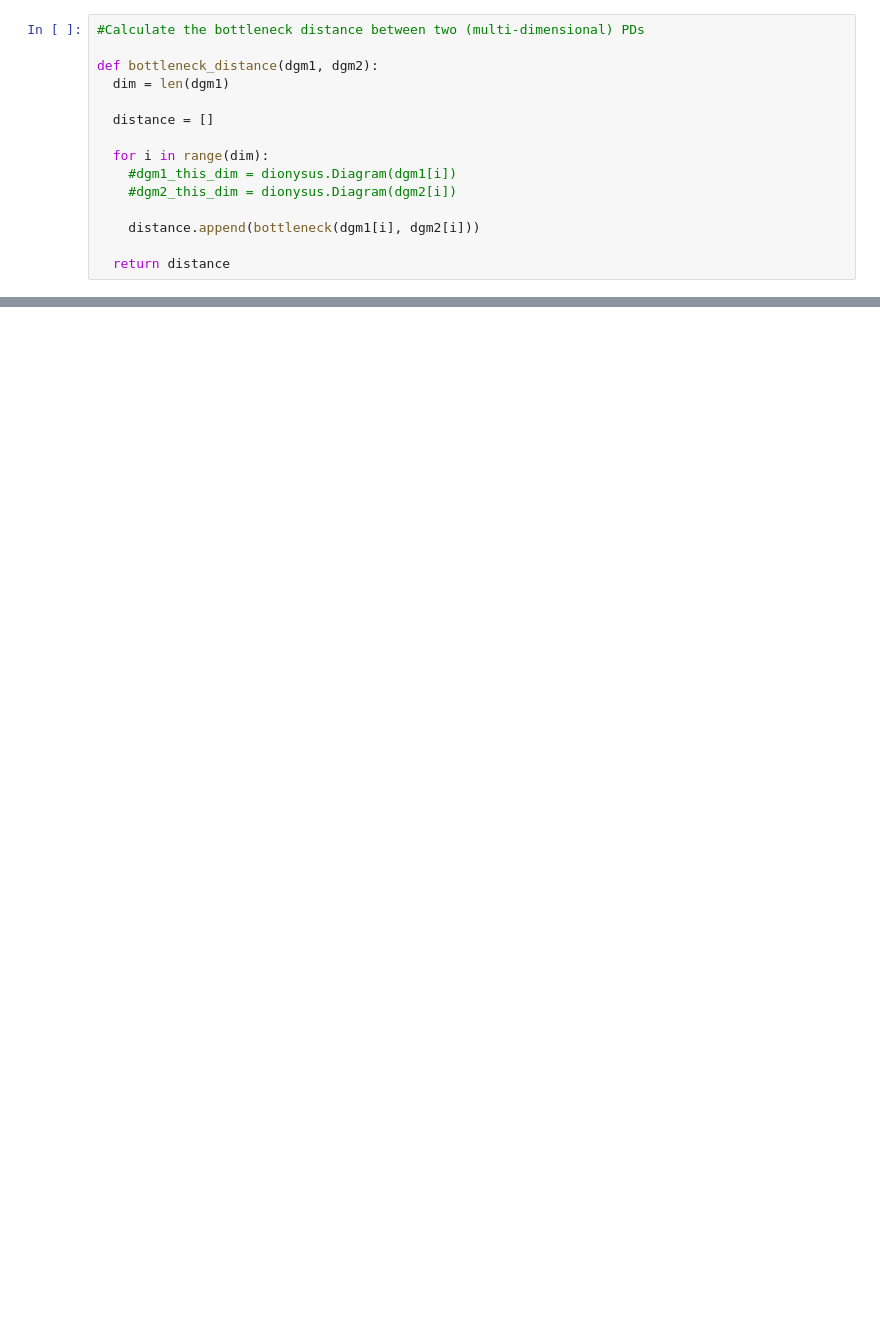
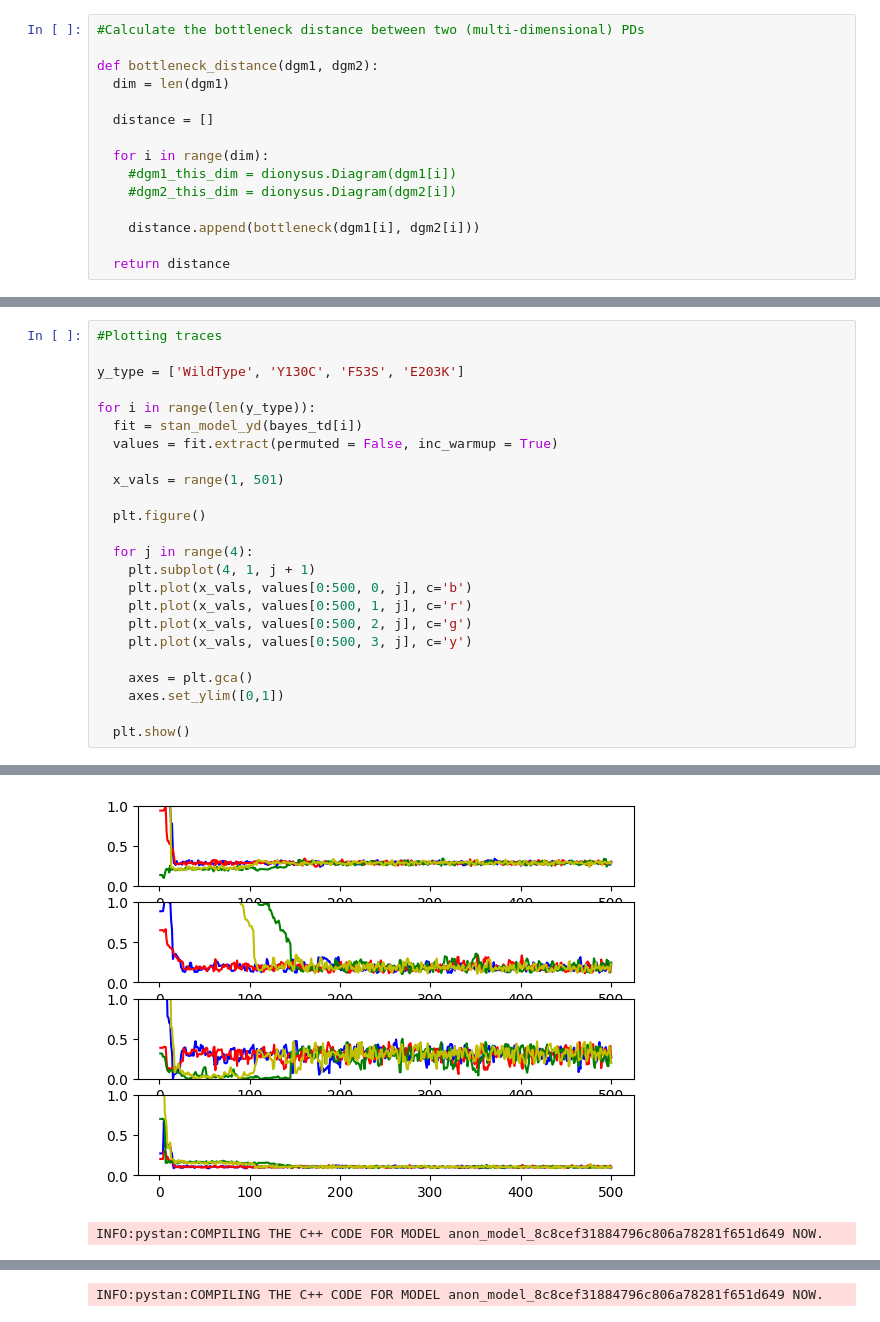
Before and after one commit to lewis-m/erk-kinetics-tda, a Jupyter notebook: PyStanTest.ipynb, the cells around one changed output, grey strips where cells are left out. Cells and saved outputs as stored; diff of their text form; blank space fills up the shorter version.

```diff
--- a/PyStanTest.ipynb
+++ b/PyStanTest.ipynb
@@ -374,0 +322,25 @@ def bottleneck_distance(dgm1, dgm2):
+# %%
+#Plotting traces
+
+y_type = ['WildType', 'Y130C', 'F53S', 'E203K']
+
+for i in range(len(y_type)):
+  fit = stan_model_yd(bayes_td[i])
+  values = fit.extract(permuted = False, inc_warmup = True)
+
+  x_vals = range(1, 501)
+
+  plt.figure()
+
+  for j in range(4):
+    plt.subplot(4, 1, j + 1)
+    plt.plot(x_vals, values[0:500, 0, j], c='b')
+    plt.plot(x_vals, values[0:500, 1, j], c='r')
+    plt.plot(x_vals, values[0:500, 2, j], c='g')
+    plt.plot(x_vals, values[0:500, 3, j], c='y')
+
+    axes = plt.gca()
+    axes.set_ylim([0,1])
+
+  plt.show()
+# %% [output]
@@ -374,0 +350,2 @@ def bottleneck_distance(dgm1, dgm2):
+[figure, added]
+INFO:pystan:COMPILING THE C++ CODE FOR MODEL anon_model_8c8cef31884796c806a78281f651d649 NOW.
@@ -374,0 +357 @@ def bottleneck_distance(dgm1, dgm2):
+INFO:pystan:COMPILING THE C++ CODE FOR MODEL anon_model_8c8cef31884796c806a78281f651d649 NOW.
```
Also changed, not shown: parts of 12 cells of this notebook.
